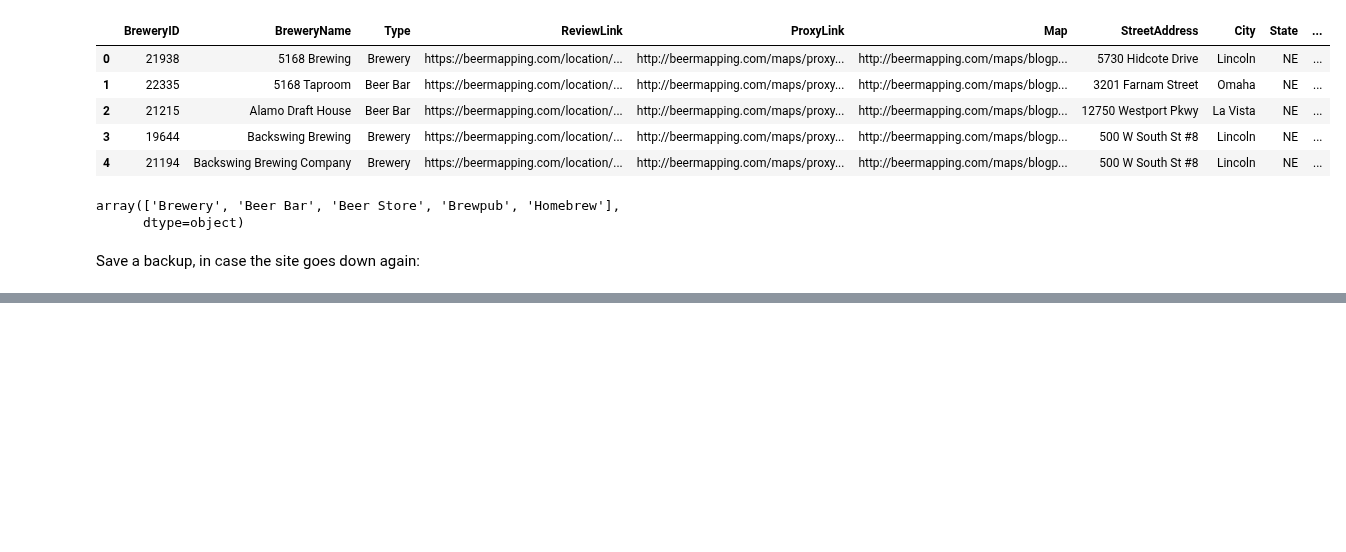
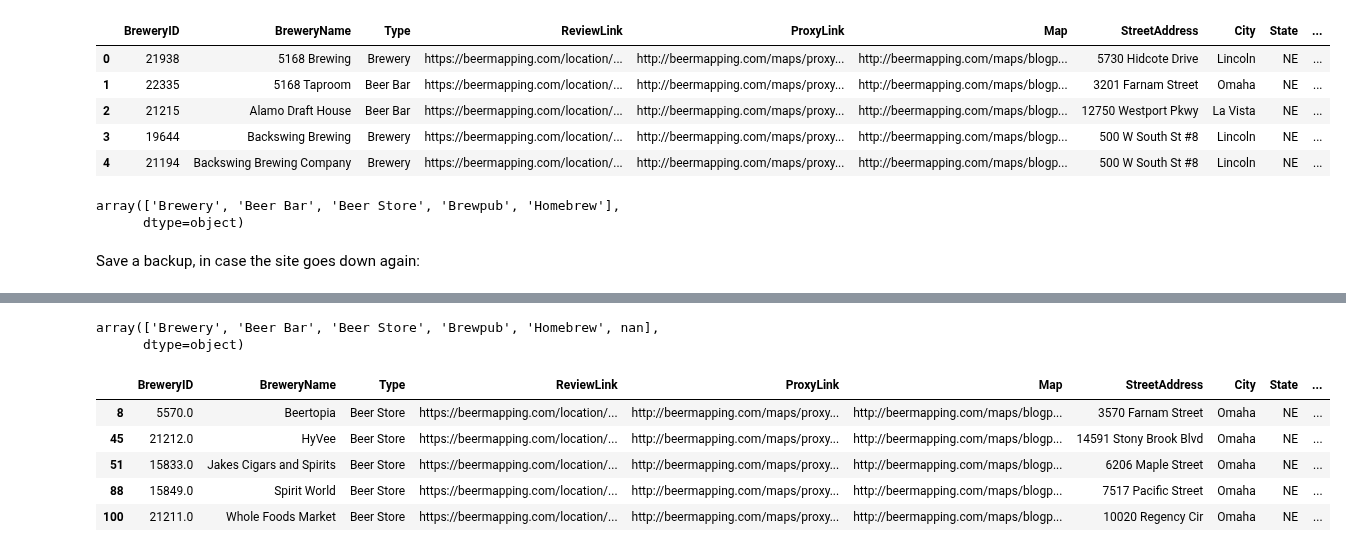
Before and after one commit to ScottBreitbach/DSC540, a Jupyter notebook: Final Project/BeerMappingAPI.ipynb, the cells around one changed output, grey strips where cells are left out. Drawn from its saved outputs; the diff is of its cells as text; code cells hidden in the pictures; blank space fills up the shorter version.

```diff
--- a/Final Project/BeerMappingAPI.ipynb
+++ b/Final Project/BeerMappingAPI.ipynb
@@ -285,0 +385,14 @@ breweryDF.to_csv('beerMapping.csv', index=False)
+# %%
+breweryDF.Type.unique()
+# %% [output]
+array(['Brewery', 'Beer Bar', 'Beer Store', 'Brewpub', 'Homebrew', nan],
+      dtype=object)
+# %%
+breweryDF[breweryDF['Type'] == 'Beer Store']
+# %% [output]
+|  | BreweryID | BreweryName | Type | ReviewLink | ProxyLink | Map | StreetAddress | City | State | ... |
+| 8 | 5570.0 | Beertopia | Beer Store | https://beermapping.com/location/... | http://beermapping.com/maps/proxy... | http://beermapping.com/maps/blogp... | 3570 Farnam Street | Omaha | NE | ... |
+| 45 | 21212.0 | HyVee | Beer Store | https://beermapping.com/location/... | http://beermapping.com/maps/proxy... | http://beermapping.com/maps/blogp... | 14591 Stony Brook Blvd | Omaha | NE | ... |
+| 51 | 15833.0 | Jakes Cigars and Spirits | Beer Store | https://beermapping.com/location/... | http://beermapping.com/maps/proxy... | http://beermapping.com/maps/blogp... | 6206 Maple Street | Omaha | NE | ... |
+| 88 | 15849.0 | Spirit World | Beer Store | https://beermapping.com/location/... | http://beermapping.com/maps/proxy... | http://beermapping.com/maps/blogp... | 7517 Pacific Street | Omaha | NE | ... |
+| 100 | 21211.0 | Whole Foods Market | Beer Store | https://beermapping.com/location/... | http://beermapping.com/maps/proxy... | http://beermapping.com/maps/blogp... | 10020 Regency Cir | Omaha | NE | ... |
```
Also changed, not shown: parts of 59 cells of this notebook, 3 other files.
